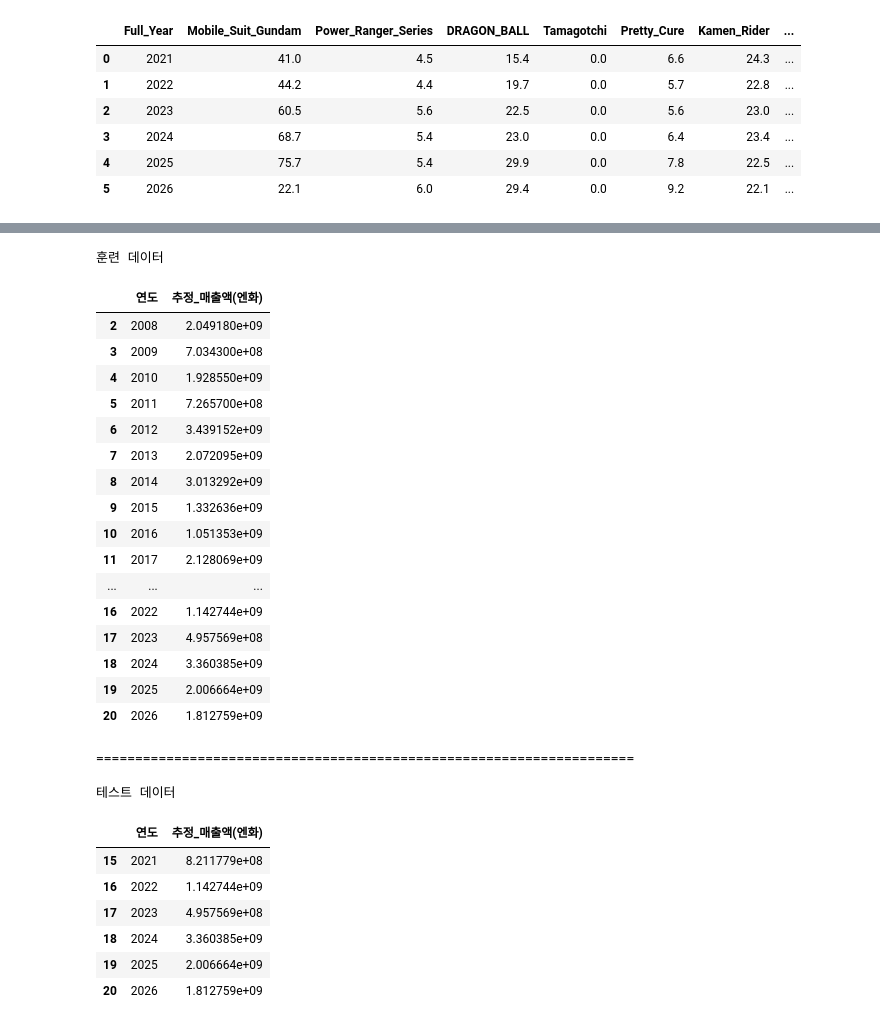
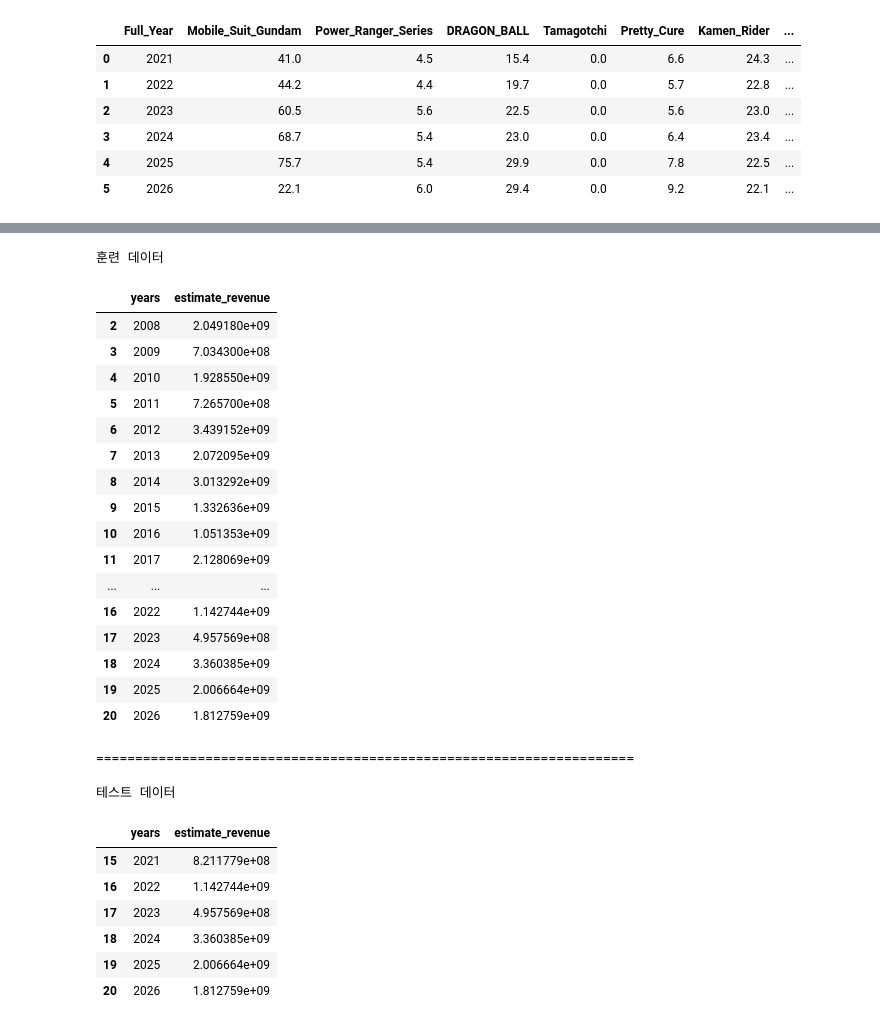
Before and after one commit to bfd85364/CPS_project_bandai_gundam_IP_profit-Visual_and_Music_revenue_estimate_dataset-, a Jupyter notebook: years_visual_and_music_estimate_dataset.ipynb, the cells around one changed output, grey strips where cells are left out. Cells and saved outputs as stored; diff of their text form; code cells hidden in the pictures.

```diff
--- a/years_visual_and_music_estimate_dataset.ipynb
+++ b/years_visual_and_music_estimate_dataset.ipynb
@@ -107,18 +107,18 @@ raw_game_years_data.head()
 # %%
 #데이터 전처리: 훈련 데이터,테스트 데이터 분할
 
 print("훈련 데이터")
-train_game_years_data = raw_game_years_data[(raw_game_years_data['연도'] <= 2026) & (raw_game_years_data['연도'] > 2007)] #영상, 음악 추정치 데이터를 구하기 위해서 전체 그룹 부문에서 존재 하지 않는 2006년, 2007년 데이터는 제외
+train_game_years_data = raw_game_years_data[(raw_game_years_data['years'] <= 2026) & (raw_game_years_data['years'] > 2007)] #영상, 음악 추정치 데이터를 구하기 위해서 전체 그룹 부문에서 존재 하지 않는 2006년, 2007년 데이터는 제외
 display(train_game_years_data)
 
 print("=====================================================================\n")
 
 print("테스트 데이터")
-test_game_years_data = raw_game_years_data[raw_game_years_data['연도'] > 2020]
+test_game_years_data = raw_game_years_data[raw_game_years_data['years'] > 2020]
 display(test_game_years_data)
 # %% [output]
 훈련 데이터
-|  | 연도 | 추정_매출액(엔화) |
+|  | years | estimate_revenue |
 | 2 | 2008 | 2.049180e+09 |
 | 3 | 2009 | 7.034300e+08 |
 | 4 | 2010 | 1.928550e+09 |
@@ -138,7 +138,7 @@ display(test_game_years_data)
 =====================================================================
 
 테스트 데이터
-|  | 연도 | 추정_매출액(엔화) |
+|  | years | estimate_revenue |
 | 15 | 2021 | 8.211779e+08 |
 | 16 | 2022 | 1.142744e+09 |
 | 17 | 2023 | 4.957569e+08 |
```
Also changed, not shown: parts of 3 cells of this notebook.
